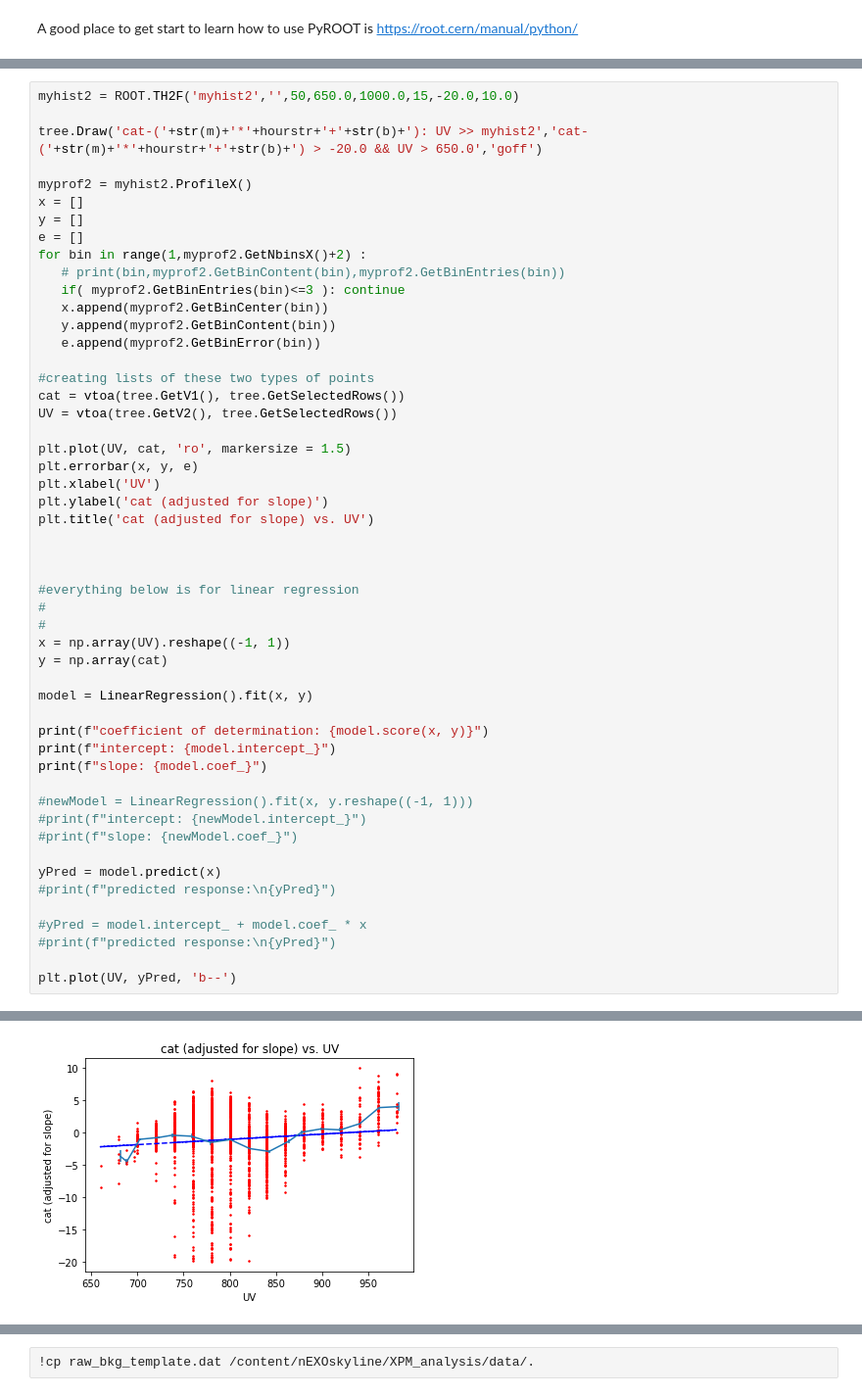
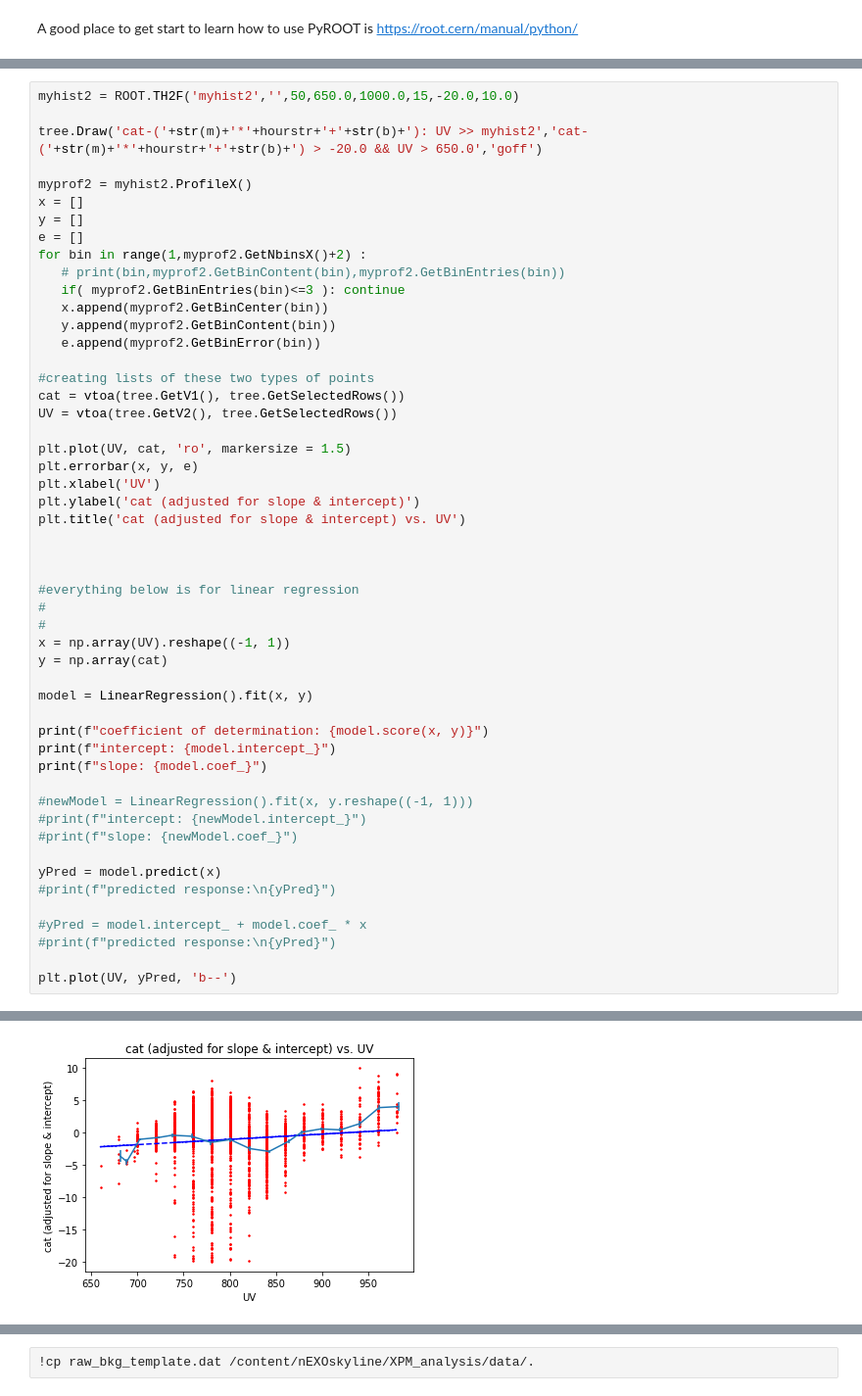
Before and after one commit to PaulSchubert/nEXO_SLAC, a Jupyter notebook: XPM_DataAnalysis.ipynb, the cells around one changed output, grey strips where cells are left out. Shown at 98% size. Cells and saved outputs as stored; diff of their text form.

```diff
--- a/XPM_DataAnalysis.ipynb
+++ b/XPM_DataAnalysis.ipynb
@@ -221,37 +188,37 @@ UV = vtoa(tree.GetV2(), tree.GetSelectedRows())
 plt.plot(UV, cat, 'ro', markersize = 1.5)
 plt.errorbar(x, y, e)
 plt.xlabel('UV')
-plt.ylabel('cat (adjusted for slope)')
-plt.title('cat (adjusted for slope) vs. UV')
+plt.ylabel('cat (adjusted for slope & intercept)')
+plt.title('cat (adjusted for slope & intercept) vs. UV')
 
 
 
 #everything below is for linear regression
 #
 #
 x = np.array(UV).reshape((-1, 1))
 y = np.array(cat)
 
 model = LinearRegression().fit(x, y)
 
 print(f"coefficient of determination: {model.score(x, y)}")
 print(f"intercept: {model.intercept_}")
 print(f"slope: {model.coef_}")
 
 #newModel = LinearRegression().fit(x, y.reshape((-1, 1)))
 #print(f"intercept: {newModel.intercept_}")
 #print(f"slope: {newModel.coef_}")
 
 yPred = model.predict(x)
 #print(f"predicted response:\n{yPred}")
 
 #yPred = model.intercept_ + model.coef_ * x
 #print(f"predicted response:\n{yPred}")
 
 plt.plot(UV, yPred, 'b--')
 # %% [output]
 coefficient of determination: 0.011120926952849719
 intercept: -7.591520492179221
 slope: [0.00815954]
 [<matplotlib.lines.Line2D at 0x...>]
-[figure, old version]
+[figure, new version]
```
Also changed, not shown: parts of 5 cells of this notebook.
